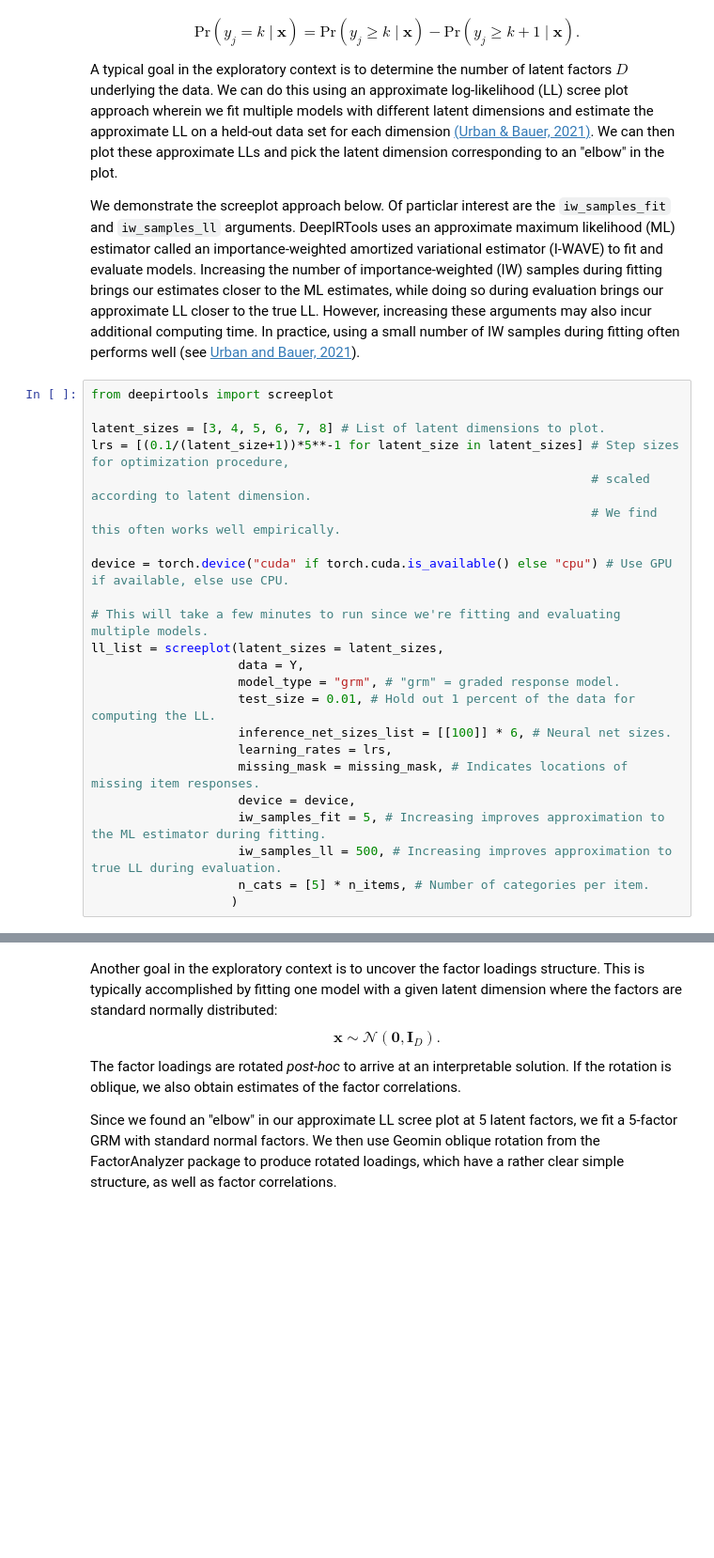
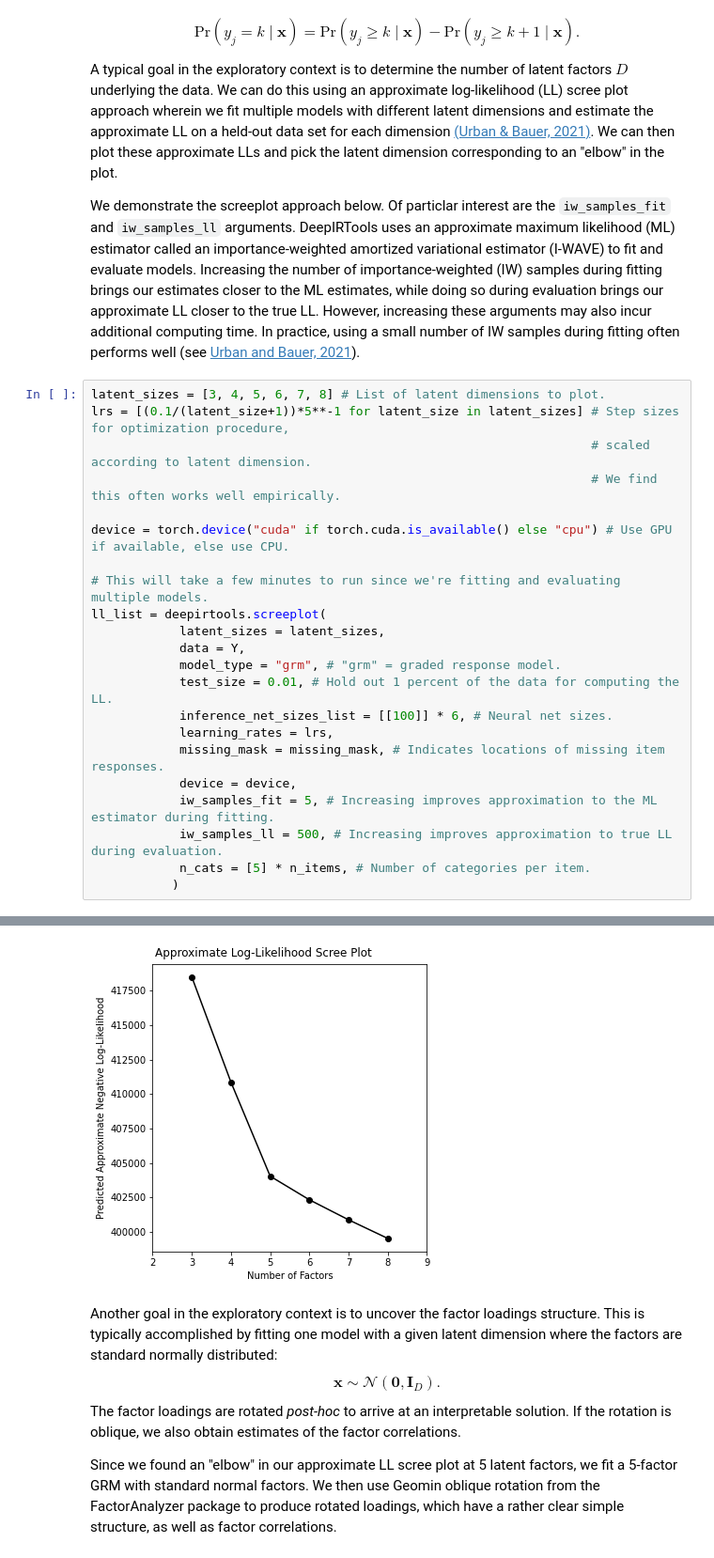
Before and after one commit to cjurban/deepirtools, a Jupyter notebook: examples/big_5_tutorial.ipynb, the cells around one changed output, grey strips where cells are left out. Shown at 94% size. Cells and saved outputs as stored; diff of their text form; blank space fills up the shorter version.

```diff
--- a/examples/big_5_tutorial.ipynb
+++ b/examples/big_5_tutorial.ipynb
@@ -65,8 +65,6 @@ A typical goal in the exploratory context is to determine the number of latent f
 
 We demonstrate the screeplot approach below. Of particlar interest are the `iw_samples_fit` and `iw_samples_ll` arguments. DeepIRTools uses an approximate maximum likelihood (ML) estimator called an importance-weighted amortized variational estimator (I-WAVE) to fit and evaluate models. Increasing the number of importance-weighted (IW) samples during fitting brings our estimates closer to the ML estimates, while doing so during evaluation brings our approximate LL closer to the true LL. However, increasing these arguments may also incur additional computing time. In practice, using a small number of IW samples during fitting often performs well (see [Urban and Bauer, 2021](#refs)).
 # %%
-from deepirtools import screeplot
-
 latent_sizes = [3, 4, 5, 6, 7, 8] # List of latent dimensions to plot.
 lrs = [(0.1/(latent_size+1))*5**-1 for latent_size in latent_sizes] # Step sizes for optimization procedure,
                                                                     # scaled according to latent dimension.
@@ -75,18 +73,19 @@ lrs = [(0.1/(latent_size+1))*5**-1 for latent_size in latent_sizes] # Step sizes
 device = torch.device("cuda" if torch.cuda.is_available() else "cpu") # Use GPU if available, else use CPU.
 
 # This will take a few minutes to run since we're fitting and evaluating multiple models.
-ll_list = screeplot(latent_sizes = latent_sizes,
-                    data = Y,
-                    model_type = "grm", # "grm" = graded response model.
-                    test_size = 0.01, # Hold out 1 percent of the data for computing the LL.
-                    inference_net_sizes_list = [[100]] * 6, # Neural net sizes.
-                    learning_rates = lrs,
-                    missing_mask = missing_mask, # Indicates locations of missing item responses.
-                    device = device,
-                    iw_samples_fit = 5, # Increasing improves approximation to the ML estimator during fitting.
-                    iw_samples_ll = 500, # Increasing improves approximation to true LL during evaluation.
-                    n_cats = [5] * n_items, # Number of categories per item.
-                   )
+ll_list = deepirtools.screeplot(
+            latent_sizes = latent_sizes,
+            data = Y,
+            model_type = "grm", # "grm" = graded response model.
+            test_size = 0.01, # Hold out 1 percent of the data for computing the LL.
+            inference_net_sizes_list = [[100]] * 6, # Neural net sizes.
+            learning_rates = lrs,
+            missing_mask = missing_mask, # Indicates locations of missing item responses.
+            device = device,
+            iw_samples_fit = 5, # Increasing improves approximation to the ML estimator during fitting.
+            iw_samples_ll = 500, # Increasing improves approximation to true LL during evaluation.
+            n_cats = [5] * n_items, # Number of categories per item.
+           )
 # %% [output]
 Latent size =  3
 
@@ -100,3 +107,4 @@ Computing approx. LL
+[figure, added]
 # %% [markdown]
 Another goal in the exploratory context is to uncover the factor loadings structure. This is typically accomplished by fitting one model with a given latent dimension where the factors are standard normally distributed:
 \begin{equation}
```
Also changed, not shown: parts of 10 cells of this notebook, 3 other files.
